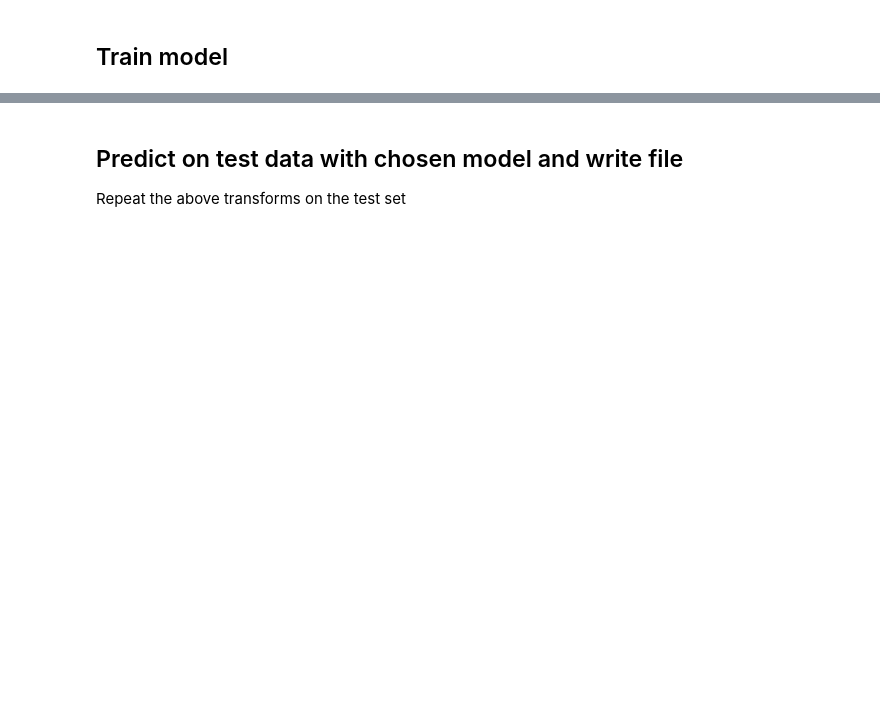
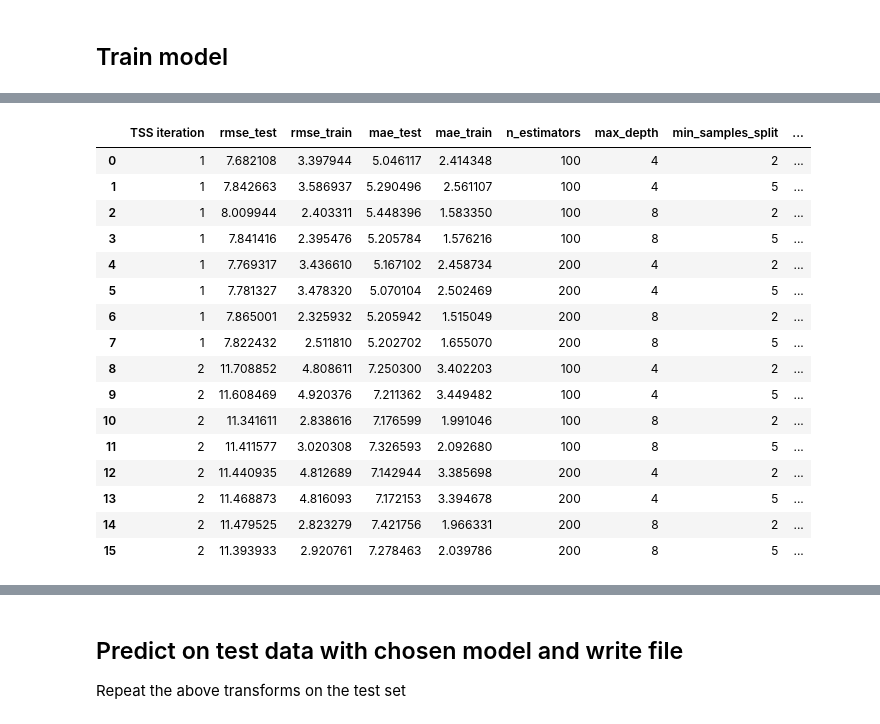
Before and after one commit to chepildev/Compet-DSR-one, a Jupyter notebook: MAIN.ipynb, the cells around one changed output, grey strips where cells are left out. Saved outputs shown, nothing was run; the diff lists cells and outputs as text; code cells hidden in the pictures; blank space fills up the shorter version.

```diff
--- a/MAIN.ipynb
+++ b/MAIN.ipynb
@@ -107,0 +117,22 @@ For San Jose:
+# %%
+# RandomForest boost model for iq
+X, y = X_iq, y_iq
+tm.rforest_model(X, y)
+# %% [output]
+|  | TSS iteration | rmse_test | rmse_train | mae_test | mae_train | n_estimators | max_depth | min_samples_split | ... |
+| 0 | 1 | 7.682108 | 3.397944 | 5.046117 | 2.414348 | 100 | 4 | 2 | ... |
+| 1 | 1 | 7.842663 | 3.586937 | 5.290496 | 2.561107 | 100 | 4 | 5 | ... |
+| 2 | 1 | 8.009944 | 2.403311 | 5.448396 | 1.583350 | 100 | 8 | 2 | ... |
+| 3 | 1 | 7.841416 | 2.395476 | 5.205784 | 1.576216 | 100 | 8 | 5 | ... |
+| 4 | 1 | 7.769317 | 3.436610 | 5.167102 | 2.458734 | 200 | 4 | 2 | ... |
+| 5 | 1 | 7.781327 | 3.478320 | 5.070104 | 2.502469 | 200 | 4 | 5 | ... |
+| 6 | 1 | 7.865001 | 2.325932 | 5.205942 | 1.515049 | 200 | 8 | 2 | ... |
+| 7 | 1 | 7.822432 | 2.511810 | 5.202702 | 1.655070 | 200 | 8 | 5 | ... |
+| 8 | 2 | 11.708852 | 4.808611 | 7.250300 | 3.402203 | 100 | 4 | 2 | ... |
+| 9 | 2 | 11.608469 | 4.920376 | 7.211362 | 3.449482 | 100 | 4 | 5 | ... |
+| 10 | 2 | 11.341611 | 2.838616 | 7.176599 | 1.991046 | 100 | 8 | 2 | ... |
+| 11 | 2 | 11.411577 | 3.020308 | 7.326593 | 2.092680 | 100 | 8 | 5 | ... |
+| 12 | 2 | 11.440935 | 4.812689 | 7.142944 | 3.385698 | 200 | 4 | 2 | ... |
+| 13 | 2 | 11.468873 | 4.816093 | 7.172153 | 3.394678 | 200 | 4 | 5 | ... |
+| 14 | 2 | 11.479525 | 2.823279 | 7.421756 | 1.966331 | 200 | 8 | 2 | ... |
+| 15 | 2 | 11.393933 | 2.920761 | 7.278463 | 2.039786 | 200 | 8 | 5 | ... |
```
Also changed, not shown: parts of 11 cells of this notebook, 10 other files.
